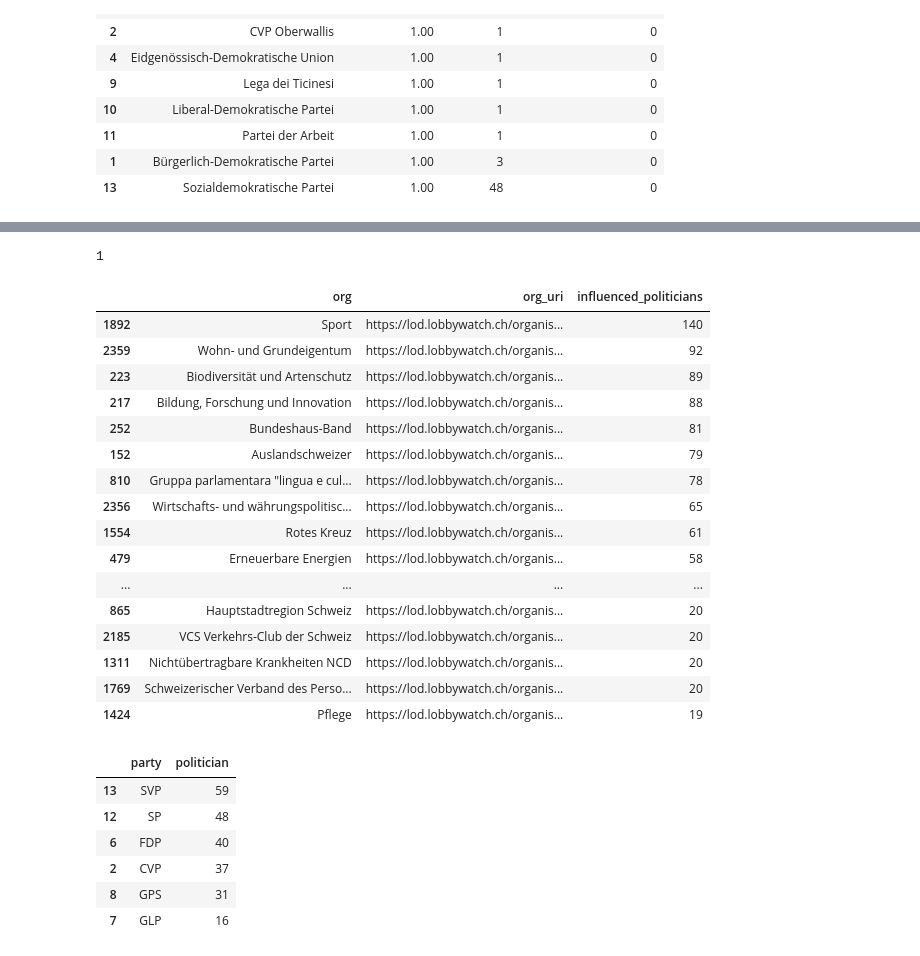
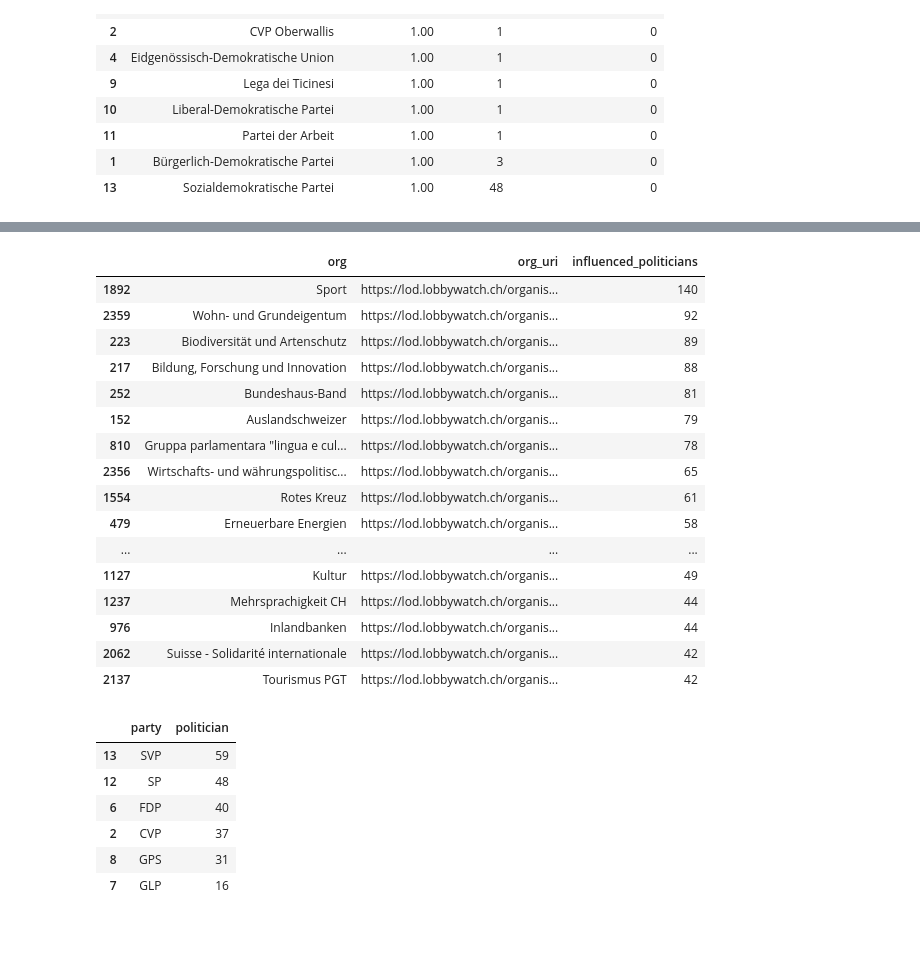
Before and after one commit to zazuko/lined-lobbysts, a Jupyter notebook: main.ipynb, the cells around one changed output, grey strips where cells are left out. Drawn from its saved outputs; the diff is of its cells as text; code cells hidden in the pictures.

```diff
--- a/main.ipynb
+++ b/main.ipynb
@@ -10,8 +8,8 @@ import plotly.graph_objects as go
 
 pd.options.display.float_format = '{:,.2f}'.format
 # %%
-sparql = SPARQLWrapper2("https://lod.lobbywatch.ch/query/")
-sparql.setQuery("""
+client = SparqlClient()
+query = """
     PREFIX or: <http://openresearch.org/vocab/>
     PREFIX rdf: <http://www.w3.org/1999/02/22-rdf-syntax-ns#>
     PREFIX rdfs: <http://www.w3.org/2000/01/rdf-schema#>
@@ -55,7 +53,8 @@ sparql.setQuery("""
         FILTER(LANG(?party) = "de")
     }
     ORDER BY ?politician ?org_label
-""")
-sparql.setMethod(POST)
-sparql.setReturnFormat(JSON)
-results = sparql.query().bindings
+"""
+
+df = client.send_query(query)
+df = df.groupby(["politician", "party", "job", "org_label", "employmentType", "remuneration"], dropna=False).agg(lambda x: set(x)).reset_index()
+df.head()
@@ -120,10 +116,3 @@ fig.show()
-# %%
-# Organisations represented directly and indirectly
-# Most represented
-# Represented @ which party
-sum(df["politician"] == "Marco Romano")
-# %% [output]
-1
 # %%
 query = """
     PREFIX schema: <http://schema.org/>
@@ -160,12 +149,7 @@ query = """
     ORDER BY ?politician
 """
 
-sparql.setQuery(query)
-results = sparql.query().bindings
-
-direct_influence = pd.json_normalize(results)
-for column in direct_influence.columns:
-    direct_influence[column] = direct_influence[column].apply(lambda x: x.value if pd.notnull(x) else x)
+direct_influence = client.send_query(query)
 # %%
 query = """
     PREFIX schema: <http://schema.org/>
@@ -215,27 +194,27 @@ all_influences = pd.concat([direct_influence, indirect_influence])
 # %%
 df = direct_influence #all_influences, direct_influence, indirect_influence
 
 orgs_influence = df[["org", "org_uri", "politician"]].groupby(["org", "org_uri"], dropna=False).count().reset_index().sort_values(by=["politician"], ascending=False)
 orgs_influence.columns = ["org", "org_uri", "influenced_politicians"]
-orgs_influence[0:50]
+orgs_influence[0:20]
 # %% [output]
 |  | org | org_uri | influenced_politicians |
 | 1892 | Sport | https://lod.lobbywatch.ch/organis... | 140 |
 | 2359 | Wohn- und Grundeigentum | https://lod.lobbywatch.ch/organis... | 92 |
 | 223 | Biodiversität und Artenschutz | https://lod.lobbywatch.ch/organis... | 89 |
 | 217 | Bildung, Forschung und Innovation | https://lod.lobbywatch.ch/organis... | 88 |
 | 252 | Bundeshaus-Band | https://lod.lobbywatch.ch/organis... | 81 |
 | 152 | Auslandschweizer | https://lod.lobbywatch.ch/organis... | 79 |
 | 810 | Gruppa parlamentara "lingua e cul... | https://lod.lobbywatch.ch/organis... | 78 |
 | 2356 | Wirtschafts- und währungspolitisc... | https://lod.lobbywatch.ch/organis... | 65 |
 | 1554 | Rotes Kreuz | https://lod.lobbywatch.ch/organis... | 61 |
 | 479 | Erneuerbare Energien | https://lod.lobbywatch.ch/organis... | 58 |
 | ... | ... | ... | ... |
-| 865 | Hauptstadtregion Schweiz | https://lod.lobbywatch.ch/organis... | 20 |
-| 2185 | VCS Verkehrs-Club der Schweiz | https://lod.lobbywatch.ch/organis... | 20 |
-| 1311 | Nichtübertragbare Krankheiten NCD | https://lod.lobbywatch.ch/organis... | 20 |
-| 1769 | Schweizerischer Verband des Perso... | https://lod.lobbywatch.ch/organis... | 20 |
-| 1424 | Pflege | https://lod.lobbywatch.ch/organis... | 19 |
+| 1127 | Kultur | https://lod.lobbywatch.ch/organis... | 49 |
+| 1237 | Mehrsprachigkeit CH | https://lod.lobbywatch.ch/organis... | 44 |
+| 976 | Inlandbanken | https://lod.lobbywatch.ch/organis... | 44 |
+| 2062 | Suisse - Solidarité internationale | https://lod.lobbywatch.ch/organis... | 42 |
+| 2137 | Tourismus PGT | https://lod.lobbywatch.ch/organis... | 42 |
 # %%
 # Number of members in each party:
 parties = direct_influence[["politician", "party"]].drop_duplicates().groupby("party").count().reset_index().sort_values(by="politician", ascending = False)
```
Also changed, not shown: parts of 6 cells of this notebook, 6 other files.
